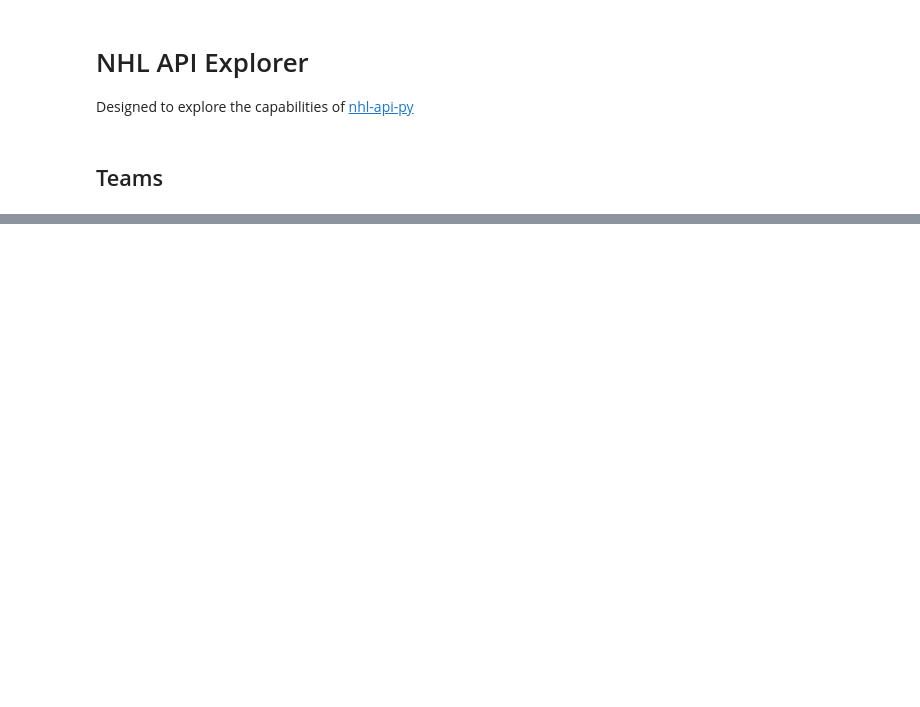
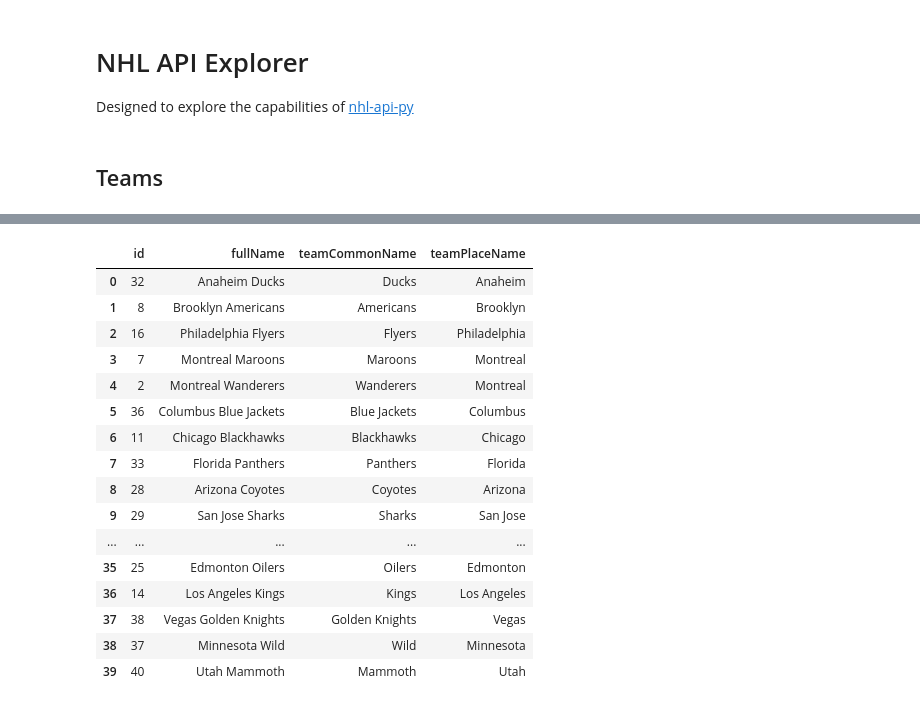
Before and after one commit to sports-so-hard/nhl-api-explorer, a Jupyter notebook: nhl-api.ipynb, the cells around one changed output, grey strips where cells are left out. Saved outputs shown, nothing was run; the diff lists cells and outputs as text; code cells hidden in the pictures; blank space fills up the shorter version.

```diff
--- a/nhl-api.ipynb
+++ b/nhl-api.ipynb
@@ -43,0 +76,23 @@ teams_df
+# %%
+franchises = client.teams.franchises()
+franchises_df = pd.DataFrame(franchises)
+
+franchises_df
+# %% [output]
+|  | id | fullName | teamCommonName | teamPlaceName |
+| 0 | 32 | Anaheim Ducks | Ducks | Anaheim |
+| 1 | 8 | Brooklyn Americans | Americans | Brooklyn |
+| 2 | 16 | Philadelphia Flyers | Flyers | Philadelphia |
+| 3 | 7 | Montreal Maroons | Maroons | Montreal |
+| 4 | 2 | Montreal Wanderers | Wanderers | Montreal |
+| 5 | 36 | Columbus Blue Jackets | Blue Jackets | Columbus |
+| 6 | 11 | Chicago Blackhawks | Blackhawks | Chicago |
+| 7 | 33 | Florida Panthers | Panthers | Florida |
+| 8 | 28 | Arizona Coyotes | Coyotes | Arizona |
+| 9 | 29 | San Jose Sharks | Sharks | San Jose |
+| ... | ... | ... | ... | ... |
+| 35 | 25 | Edmonton Oilers | Oilers | Edmonton |
+| 36 | 14 | Los Angeles Kings | Kings | Los Angeles |
+| 37 | 38 | Vegas Golden Knights | Golden Knights | Vegas |
+| 38 | 37 | Minnesota Wild | Wild | Minnesota |
+| 39 | 40 | Utah Mammoth | Mammoth | Utah |
```
Also changed, not shown: parts of 14 cells of this notebook.
